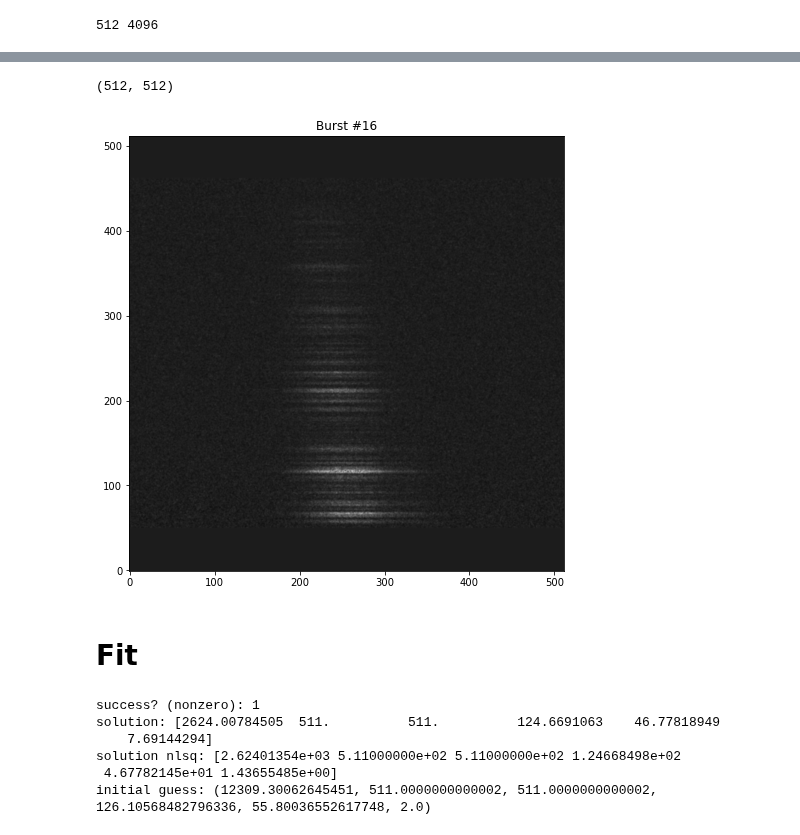
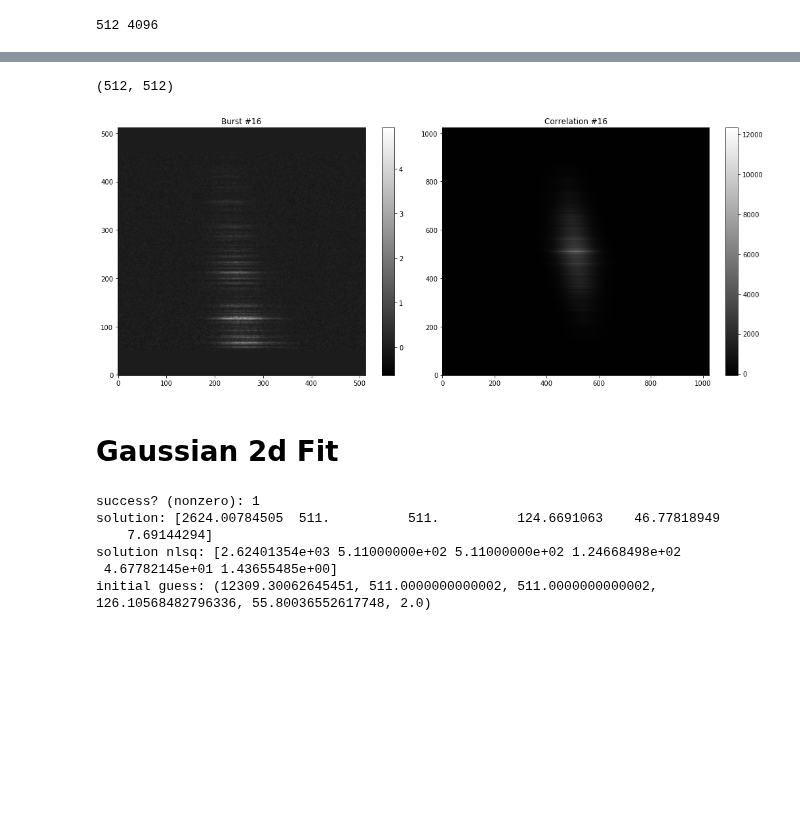
Before and after one commit to mef51/subdriftlaw, a Jupyter notebook: BurstDrift.ipynb, the cells around one changed output, grey strips where cells are left out. Cells and saved outputs as stored; diff of their text form; code cells hidden in the pictures; blank space fills up the shorter version.

Commit message:
wip process bursts

```diff
--- a/BurstDrift.ipynb
+++ b/BurstDrift.ipynb
@@ -104,15 +93,21 @@ Text(0.5, 1.0, 'Correlation #16')
 # %%
-plt.figure(figsize=(8,8))
+cmap = "gray"
+plt.figure(figsize=(15,6))
+plt.subplot(121)
 plt.title("Burst #{}".format(burst))
-# plt.imshow(intensity, cmap=cmap, interpolation='bicubic',aspect='auto', origin="lower")
-
 plt.imshow(burstwindow, cmap=cmap, interpolation='bicubic',aspect='equal', origin="lower")
+plt.colorbar()
+plt.subplot(122)
+plt.imshow(corr, cmap=cmap, interpolation='bicubic',aspect='auto', origin="lower")
+plt.title("Correlation #{}".format(burst))
+plt.colorbar()
+plt.tight_layout()
 print(burstwindow.shape)
 # %% [output]
 (512, 512)
-[figure, old version]
+[figure, new version]
 # %% [markdown]
-# Fit
+# Gaussian 2d Fit
 # %%
 # Source: https://gist.github.com/andrewgiessel/6122739
 # Source: https://stackoverflow.com/questions/21566379/fitting-a-2d-gaussian-function-using-scipy-optimize-curve-fit-valueerror-and-m
```
Also changed, not shown: parts of 13 cells of this notebook, 2 other files.
